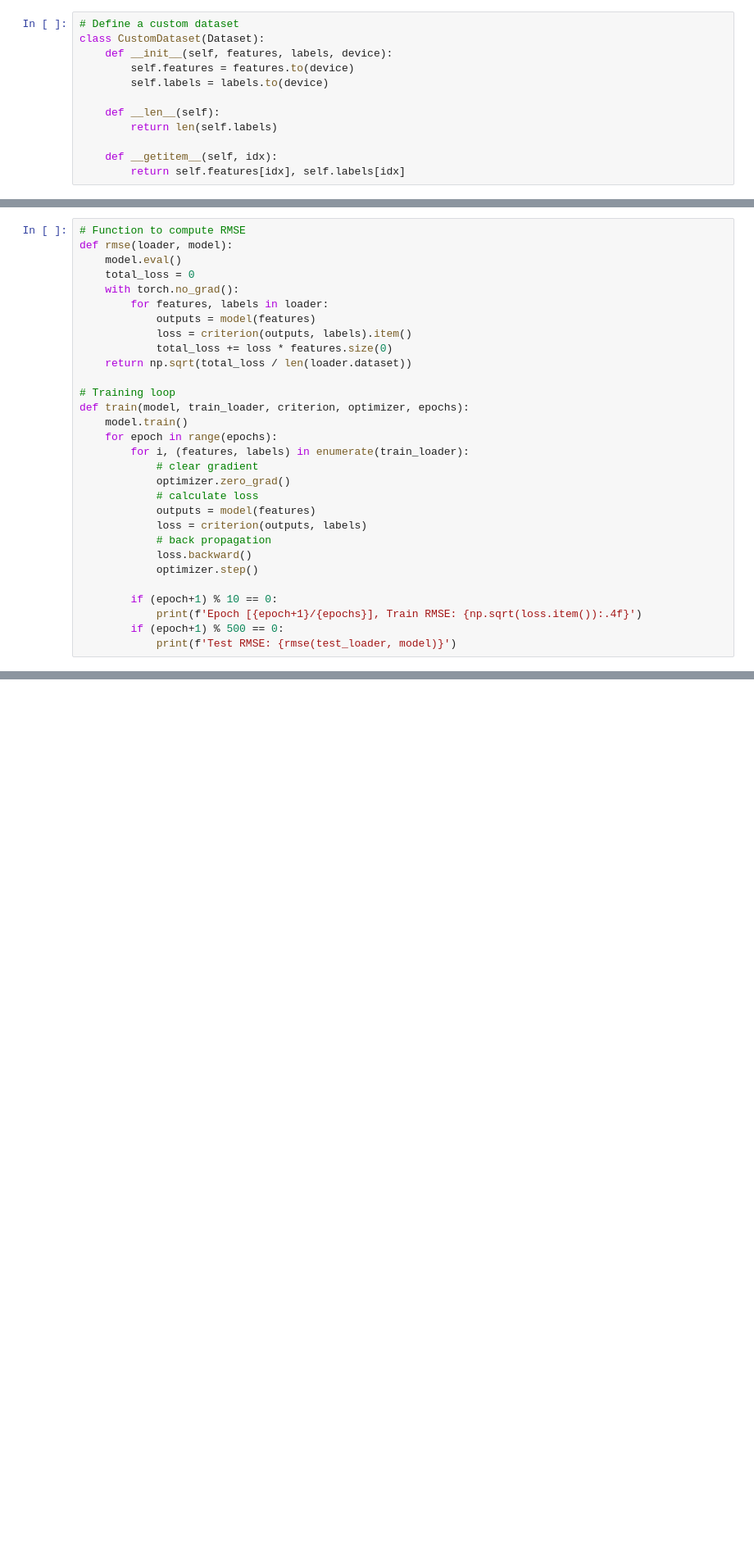
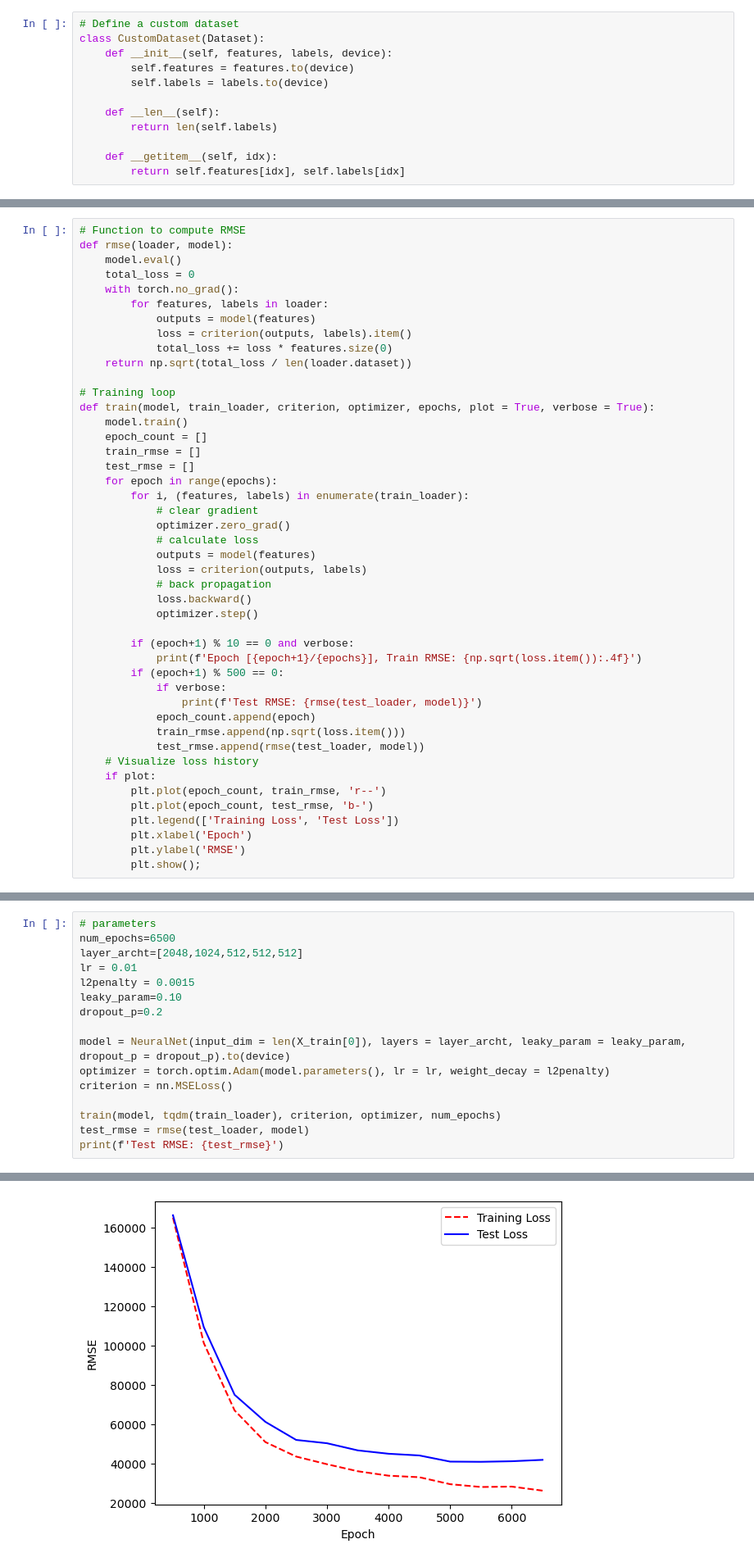
Before and after one commit to FELIX75791/CSM148_home_value_hero, a Jupyter notebook: neural_network.ipynb, the cells around one changed output, grey strips where cells are left out. Shown: that part at 82% size. Drawn from its saved outputs; the diff is of its cells as text; blank space fills up the shorter version.

Commit message:
add graph in NN and grid search

```diff
--- a/neural_network.ipynb
+++ b/neural_network.ipynb
@@ -92,8 +106,11 @@ def rmse(loader, model):
     return np.sqrt(total_loss / len(loader.dataset))
 
 # Training loop
-def train(model, train_loader, criterion, optimizer, epochs):
+def train(model, train_loader, criterion, optimizer, epochs, plot = True, verbose = True):
     model.train()
+    epoch_count = []
+    train_rmse = []
+    test_rmse = []
     for epoch in range(epochs):
         for i, (features, labels) in enumerate(train_loader):
             # clear gradient
@@ -105,7 +122,19 @@ def train(model, train_loader, criterion, optimizer, epochs):
             loss.backward()
             optimizer.step()
 
-        if (epoch+1) % 10 == 0:
+        if (epoch+1) % 10 == 0 and verbose:
             print(f'Epoch [{epoch+1}/{epochs}], Train RMSE: {np.sqrt(loss.item()):.4f}')
         if (epoch+1) % 500 == 0:
-            print(f'Test RMSE: {rmse(test_loader, model)}')
+            if verbose:
+                print(f'Test RMSE: {rmse(test_loader, model)}')
+            epoch_count.append(epoch)
+            train_rmse.append(np.sqrt(loss.item()))
+            test_rmse.append(rmse(test_loader, model))
+    # Visualize loss history
+    if plot:
+        plt.plot(epoch_count, train_rmse, 'r--')
+        plt.plot(epoch_count, test_rmse, 'b-')
+        plt.legend(['Training Loss', 'Test Loss'])
+        plt.xlabel('Epoch')
+        plt.ylabel('RMSE')
+        plt.show();
@@ -111,0 +178,17 @@ def train(model, train_loader, criterion, optimizer, epochs):
+# %%
+# parameters
+num_epochs=6500
+layer_archt=[2048,1024,512,512,512]
+lr = 0.01
+l2penalty = 0.0015
+leaky_param=0.10
+dropout_p=0.2
+
+model = NeuralNet(input_dim = len(X_train[0]), layers = layer_archt, leaky_param = leaky_param, dropout_p = dropout_p).to(device)
+optimizer = torch.optim.Adam(model.parameters(), lr = lr, weight_decay = l2penalty)
+criterion = nn.MSELoss()
+
+train(model, tqdm(train_loader), criterion, optimizer, num_epochs)
+test_rmse = rmse(test_loader, model)
+print(f'Test RMSE: {test_rmse}')
+# %% [output]
@@ -111,0 +212 @@ def train(model, train_loader, criterion, optimizer, epochs):
+[figure, added]
```
Also changed, not shown: parts of 9 cells of this notebook, 1 other file.
